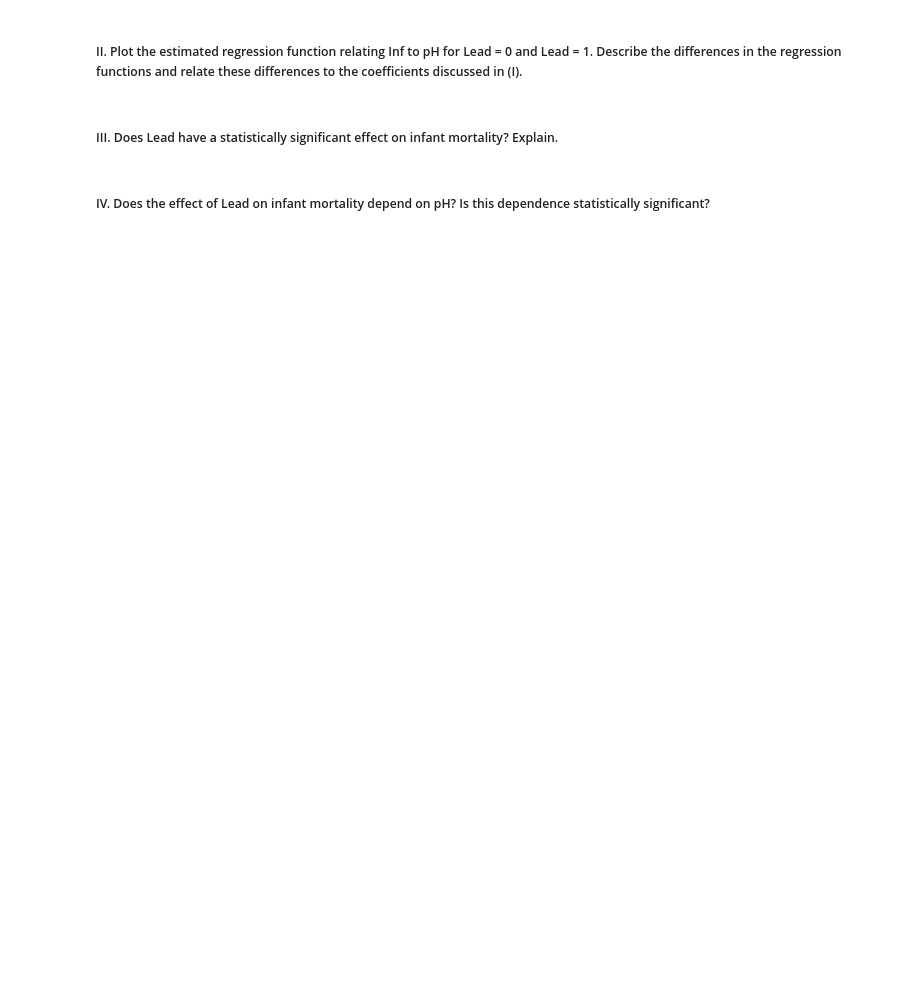
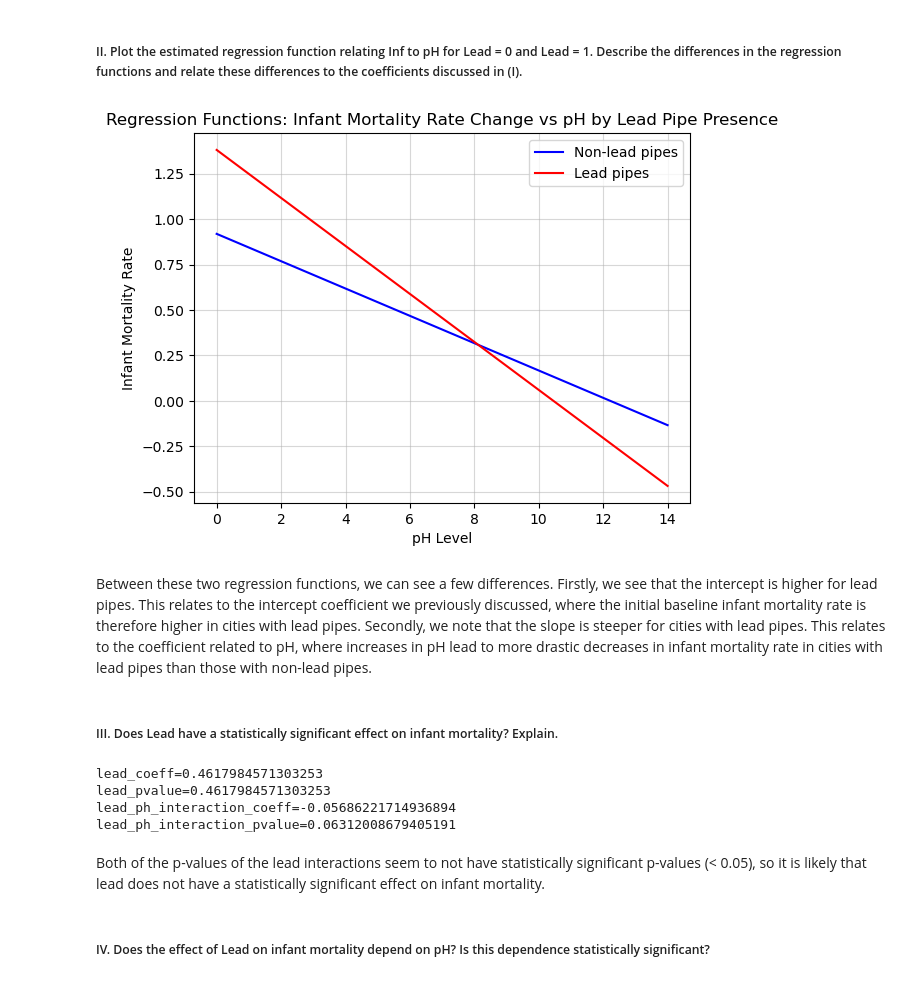
Before and after one commit to michaelghuang19/EN.625.603.84, a Jupyter notebook: Problem Set 8/lead_mortality/lead_mortality.ipynb, the cells around one changed output. Cells and saved outputs as stored; diff of their text form; code cells hidden in the pictures; blank space fills up the shorter version.

Commit message:
Final Problem Set 8

```diff
--- a/Problem Set 8/lead_mortality/lead_mortality.ipynb
+++ b/Problem Set 8/lead_mortality/lead_mortality.ipynb
@@ -2,0 +5,11 @@
+# %%
+import matplotlib.pyplot as plt
+import numpy as np
+import pandas as pd
+import statsmodels.formula.api as smf
+
+from scipy import stats
+
+# Converted to csv since pandas wasn't playing nice
+lead_df = pd.read_csv("lead_mortality-1.csv")
+lead_df
@@ -5,2 +52,8 @@
 # %% [markdown]
 #### B. The amount of lead leached from lead pipes depends on the chemistry of the water running through the pipes. The more acidic the water (that is, the lower the pH), the more lead is leached. Run a regression of Inf on Lead, pH, and the interaction term Lead ×pH.
+# %%
+# This regression function is equivalent to R's lm function
+# The equation is defined by the first param, with the variables defined as described in the problem statement.
+model = smf.ols("infrate ~ lead + ph + lead:ph", data=lead_df).fit()
+
+print(f"{model.summary()=}")
@@ -9,6 +85,54 @@
 # %% [markdown]
 ##### II. Plot the estimated regression function relating Inf to pH for Lead = 0 and Lead = 1. Describe the differences in the regression functions and relate these differences to the coefficients discussed in (I).
+# %%
+# First, grab the applicable coefficients:
+intercept = model.params["Intercept"]
+beta_lead = model.params["lead"]
+beta_ph = model.params["ph"]
+beta_lead_ph_interaction = model.params["lead:ph"]
+
+# pH is only possible from 0 to 14. 100 points should be good
+ph_range = np.linspace(0, 14, 100)
+
+# Include lead parts for lead; don't include for non-lead
+pred_lead = intercept + beta_lead + (beta_ph + beta_lead_ph_interaction) * ph_range
+pred_non_lead = intercept + beta_ph * ph_range
+
+plt.plot(ph_range, pred_non_lead, "blue", label="Non-lead pipes")
+plt.plot(ph_range, pred_lead, "red", label="Lead pipes")
+
+plt.xlabel("pH Level")
+plt.ylabel("Infant Mortality Rate")
+plt.title("Regression Functions: Infant Mortality Rate Change vs pH by Lead Pipe Presence")
+
+plt.legend()
+plt.grid(True, alpha=0.5)
+plt.show()
+# %% [output]
+[figure, added]
+# %% [markdown]
+Between these two regression functions, we can see a few differences. Firstly, we see that the intercept is higher for lead pipes. This relates to the intercept coefficient we previously discussed, where the initial baseline infant mortality rate is therefore higher in cities with lead pipes. Secondly, we note that the slope is steeper for cities with lead pipes. This relates to the coefficient related to pH, where increases in pH lead to more drastic decreases in infant mortality rate in cities with lead pipes than those with non-lead pipes.
 # %% [markdown]
 ##### III. Does Lead have a statistically significant effect on infant mortality? Explain.
+# %%
+# Take the total effect of lead, which includes the interaction term
+lead_coeff = model.params["lead"]
+lead_pvalue = model.params["lead"]
+
+lead_ph_interaction_coeff = model.params["lead:ph"]
+lead_ph_interaction_pvalue = model.pvalues["lead:ph"]
+
+print(f"{lead_coeff=}")
+print(f"{lead_pvalue=}")
+
+print(f"{lead_ph_interaction_coeff=}")
+print(f"{lead_ph_interaction_pvalue=}")
+# %% [output]
+lead_coeff=0.4617984571303253
+lead_pvalue=0.4617984571303253
+lead_ph_interaction_coeff=-0.05686221714936894
+lead_ph_interaction_pvalue=0.06312008679405191
+# %% [markdown]
+Both of the p-values of the lead interactions seem to not have statistically significant p-values (< 0.05), so it is likely that lead does not have a statistically significant effect on infant mortality.
 # %% [markdown]
 ##### IV. Does the effect of Lead on infant mortality depend on pH? Is this dependence statistically significant?
```
Also changed, not shown: parts of 14 cells of this notebook, 13 other files.
